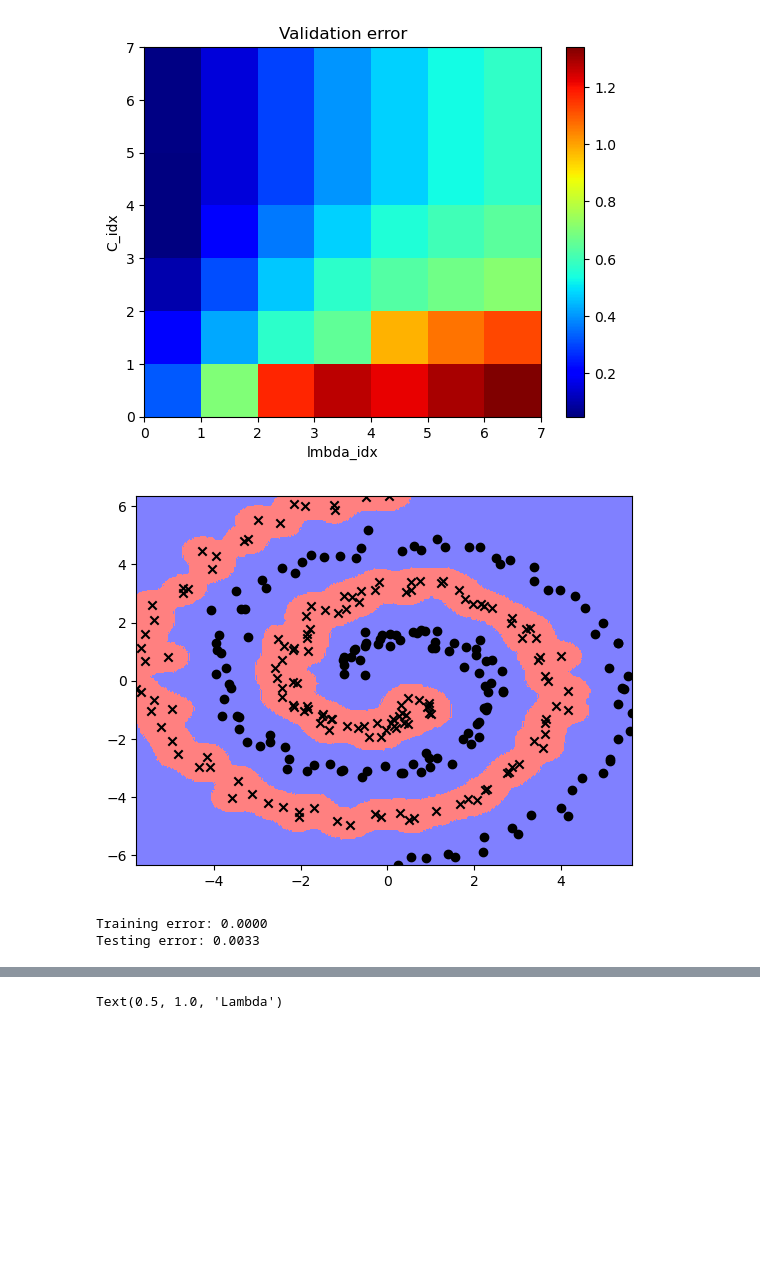
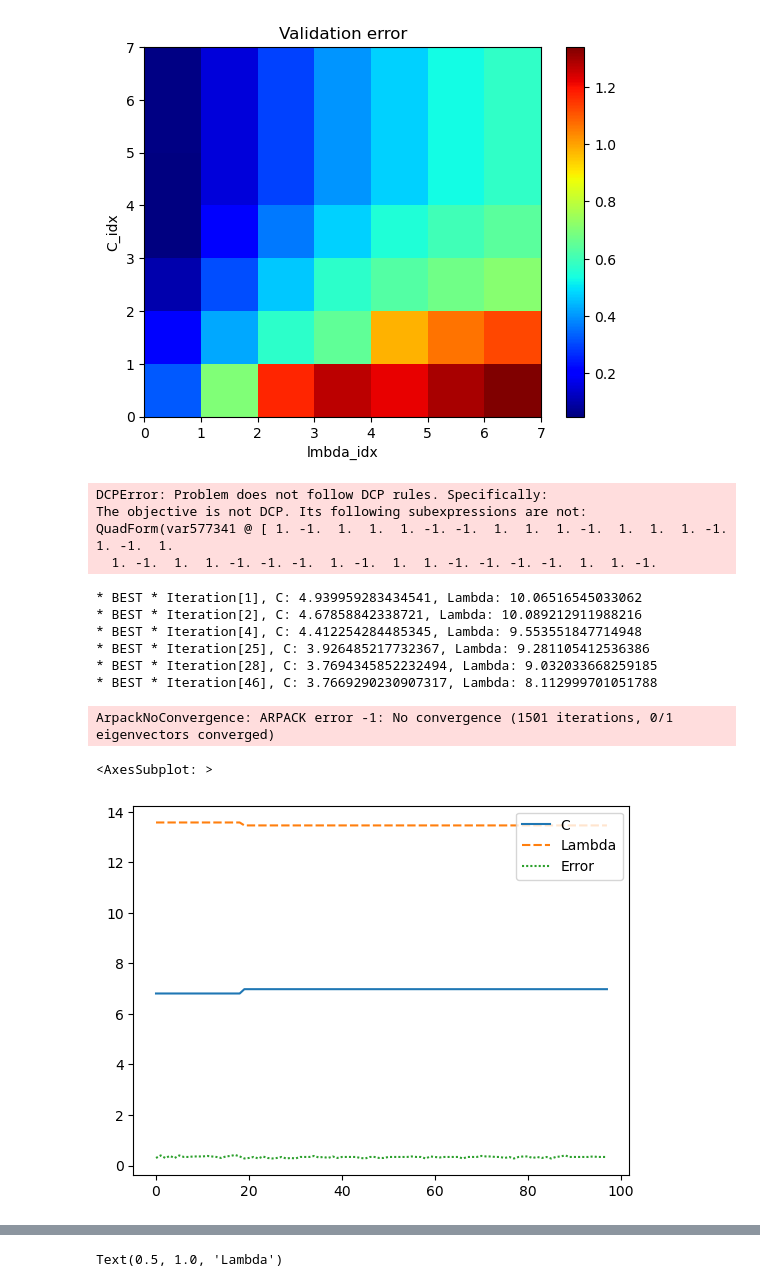
Before and after one commit to eirikbaekkelund/Applied-ML, a Jupyter notebook: cw2/Coursework_2.ipynb, the cells around one changed output, grey strips where cells are left out. Drawn from its saved outputs; the diff is of its cells as text; code cells hidden in the pictures; blank space fills up the shorter version.

Commit message:
autosvm completed, PSD remains

```diff
--- a/cw2/Coursework_2.ipynb
+++ b/cw2/Coursework_2.ipynb
@@ -387,7 +396,7 @@ def cross_validation(xTr,yTr,xValid,yValid,ktype,CList,lmbdaList):
             alpha = dualqp(K, yTr, C)
             weights = alpha * yTr
             bias = recoverBias(K, yTr, alpha, C)
-            f = dualSVM(xTr, yTr, C, ktype, lm, )
+            f = dualSVM(xTr, yTr, C, ktype, lm)
 
             error = np.mean((f(xValid) - yValid)**2)
             ErrorMatrix[i][j] = error
@@ -474,0 +450,41 @@ def autosvm(xTr, yTr):
+# %%
+def autosvm(xTr,yTr):
+    """
+    svmclassify = autosvm(xTr,yTr), where yTe = svmclassify(xTe)
+    """
+    n,d = xTr.shape
+    #  a cross-validated search over a fixed hyper-parameter range (assuming your dualSVM and cross_validation code are correct!)
+
+    random_idxs = np.random.choice(n, size=n, replace=False)
+
+    train_idxs = random_idxs[:round(0.8*n)]
+    xTrain = xTr[train_idxs, :]
+    yTrain = yTr[train_idxs]
+    val_idxs = random_idxs[round(0.8*n):]
+    xVal = xTr[val_idxs, :]
+    yVal = yTr[val_idxs]
+
+    CList= 10. ** np.arange(-3, 5)  #(np.linspace(1.0,15,7))
+    lmbdaList= 10. ** np.arange(-5, 4)#(np.linspace(1.0,15,7))
+
+    C, lmbda, Error_mat = cross_validation(xTrain,yTrain,xVal,yVal,'rbf',CList,lmbdaList) #ktype
+    svmclassify = dualSVM(xTrain,yTrain,C,'rbf',lmbda,eps=1e-8)
+    return svmclassify
+# %%
+svmclassify, C_list, LmDa_list, error_list = autosvm(xTr, yTr)
+
+utils.visclassifier(svmclassify,xTr,yTr)
+
+# compute training and testing error
+predsTr=svmclassify(xTr)
+trainingerr=np.mean(np.sign(predsTr)!=yTr)
+print("Training error: %2.4f" % trainingerr)
+
+predsTe=svmclassify(xTe)
+testingerr=np.mean(np.sign(predsTe)!=yTe)
+print("Testing error: %2.4f" % testingerr)
+# %% [output]
+DCPError: Problem does not follow DCP rules. Specifically:
+The objective is not DCP. Its following subexpressions are not:
+QuadForm(var577341 @ [ 1. -1.  1.  1.  1. -1. -1.  1.  1.  1. -1.  1.  1.  1. -1.  1. -1.  1.
+  1. -1.  1.  1. -1. -1. -1.  1. -1.  1.  1. -1. -1. -1. -1.  1.  1. -1.
@@ -475,5 +548,5 @@ def autosvm(xTr, yTr):
 # %%
-xTr,yTr,xTe,yTe=spiraldata()
+# xTr,yTr,xTe,yTe=spiraldata()
 
 svmclassify, C_list, LmDa_list, error_list = autosvm(xTr, yTr)
 
@@ -488,9 +561,18 @@ predsTe=svmclassify(xTe)
 testingerr=np.mean(np.sign(predsTe)!=yTe)
 print("Testing error: %2.4f" % testingerr)
 # %% [output]
-[figure, removed]
-Training error: 0.0000
-Testing error: 0.0033
+* BEST * Iteration[1], C: 4.939959283434541, Lambda: 10.06516545033062
+* BEST * Iteration[2], C: 4.67858842338721, Lambda: 10.089212911988216
+* BEST * Iteration[4], C: 4.412254284485345, Lambda: 9.553551847714948
+* BEST * Iteration[25], C: 3.926485217732367, Lambda: 9.281105412536386
+* BEST * Iteration[28], C: 3.7694345852232494, Lambda: 9.032033668259185
+* BEST * Iteration[46], C: 3.7669290230907317, Lambda: 8.112999701051788
+ArpackNoConvergence: ARPACK error -1: No convergence (1501 iterations, 0/1 eigenvectors converged)
 # %%
-import pandas as pd
-df = pd.DataFrame({'C' : C_list, 'lambda' : LmDa_list, 'error' : error_list})
+import seaborn as sns
+df_mcmc = pd.DataFrame({'C' : C_list, 'Lambda' : LmDa_list, 'Error' : error_list})
+
+sns.lineplot(data=df_mcmc)
+# %% [output]
+<AxesSubplot: >
+[figure, added]
```
Also changed, not shown: parts of 8 cells of this notebook.
